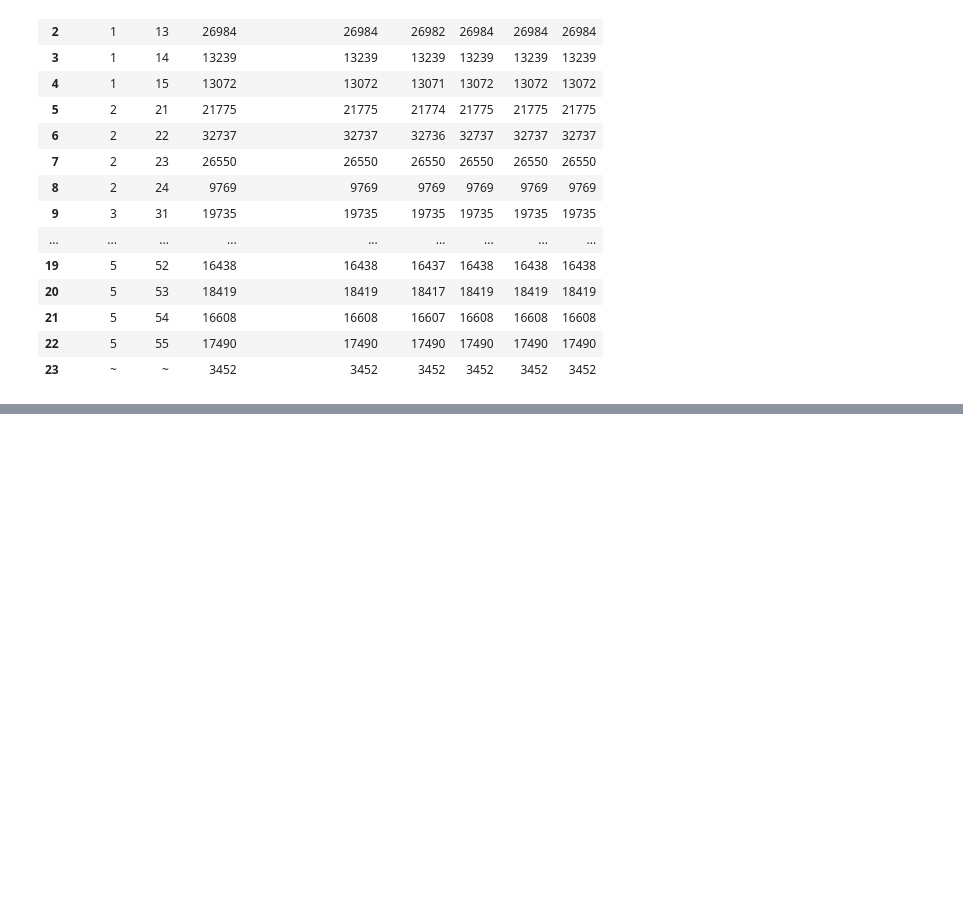
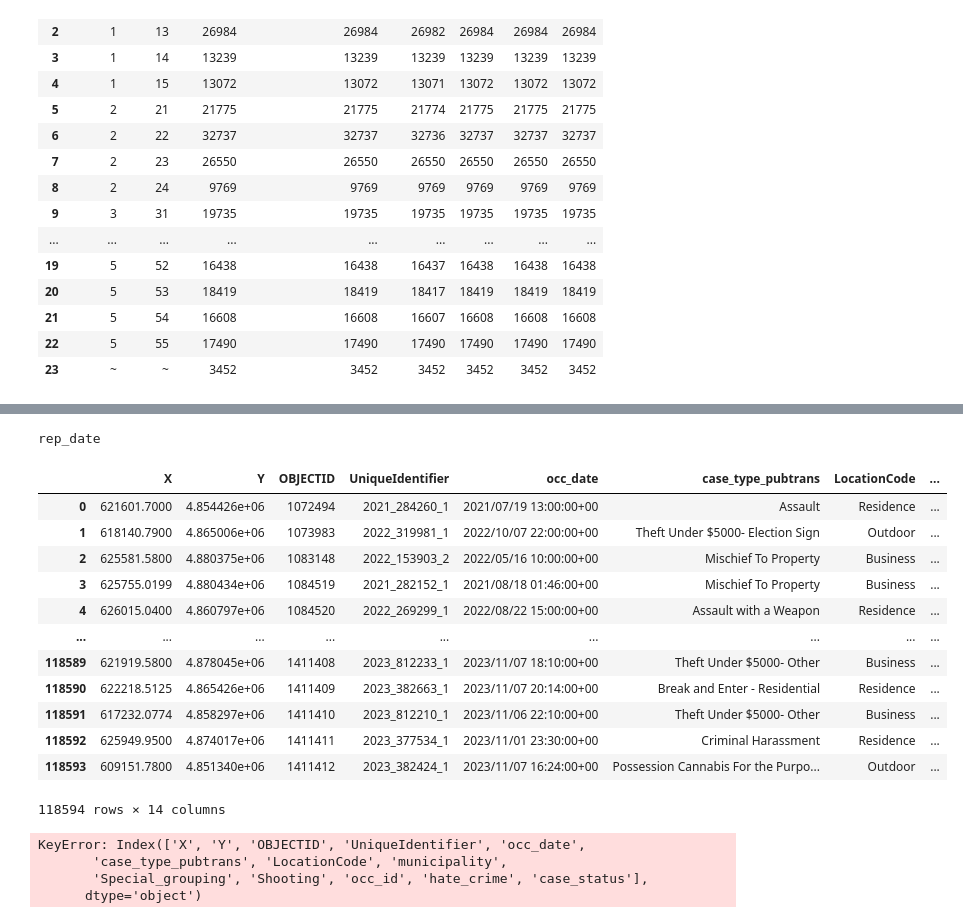
Before and after one commit to 10ken/staffing_crime_rate, a Jupyter notebook: crime_eda_qa.ipynb, the cells around one changed output, grey strips where cells are left out. Drawn from its saved outputs; the diff is of its cells as text; code cells hidden in the pictures; blank space fills up the shorter version.

Commit message:
inital analysis of crime

```diff
--- a/crime_eda_qa.ipynb
+++ b/crime_eda_qa.ipynb
@@ -182,0 +194,3 @@ AttributeError: module 'matplotlib' has no attribute 'xticks'
+# %%
+public_2020_2021_df =pd.read_csv("data/Historical_Community_Safety_Data.csv")
+public_2021_2022_df = pd.read_csv("data/Year_to_Date_Community_Safety_Data_.csv")
@@ -182,0 +210,23 @@ AttributeError: module 'matplotlib' has no attribute 'xticks'
+# %%
+for i in public_2021_2022_df.columns:
+    if i not in public_2020_2021_df.columns:
+        print(i)
+# %% [output]
+rep_date
+# %%
+public_2021_2022_df = public_2021_2022_df.drop('rep_date',axis=1)
+public_2021_2022_df
+# %% [output]
+|  | X | Y | OBJECTID | UniqueIdentifier | occ_date | case_type_pubtrans | LocationCode | ... |
+| 0 | 621601.7000 | 4.854426e+06 | 1072494 | 2021_284260_1 | 2021/07/19 13:00:00+00 | Assault | Residence | ... |
+| 1 | 618140.7900 | 4.865006e+06 | 1073983 | 2022_319981_1 | 2022/10/07 22:00:00+00 | Theft Under $5000- Election Sign | Outdoor | ... |
+| 2 | 625581.5800 | 4.880375e+06 | 1083148 | 2022_153903_2 | 2022/05/16 10:00:00+00 | Mischief To Property | Business | ... |
+| 3 | 625755.0199 | 4.880434e+06 | 1084519 | 2021_282152_1 | 2021/08/18 01:46:00+00 | Mischief To Property | Business | ... |
+| 4 | 626015.0400 | 4.860797e+06 | 1084520 | 2022_269299_1 | 2022/08/22 15:00:00+00 | Assault with a Weapon | Residence | ... |
+| ... | ... | ... | ... | ... | ... | ... | ... | ... |
+| 118589 | 621919.5800 | 4.878045e+06 | 1411408 | 2023_812233_1 | 2023/11/07 18:10:00+00 | Theft Under $5000- Other | Business | ... |
+| 118590 | 622218.5125 | 4.865426e+06 | 1411409 | 2023_382663_1 | 2023/11/07 20:14:00+00 | Break and Enter - Residential | Residence | ... |
+| 118591 | 617232.0774 | 4.858297e+06 | 1411410 | 2023_812210_1 | 2023/11/06 22:10:00+00 | Theft Under $5000- Other | Business | ... |
+| 118592 | 625949.9500 | 4.874017e+06 | 1411411 | 2023_377534_1 | 2023/11/01 23:30:00+00 | Criminal Harassment | Residence | ... |
+| 118593 | 609151.7800 | 4.851340e+06 | 1411412 | 2023_382424_1 | 2023/11/07 16:24:00+00 | Possession Cannabis For the Purpo... | Outdoor | ... |
+118594 rows × 14 columns
@@ -182,0 +235,7 @@ AttributeError: module 'matplotlib' has no attribute 'xticks'
+# %%
+public_2021_2022_df.join(public_2020_2021_df, on=all_col[:-1],how='inner')
+# %% [output]
+KeyError: Index(['X', 'Y', 'OBJECTID', 'UniqueIdentifier', 'occ_date',
+       'case_type_pubtrans', 'LocationCode', 'municipality',
+       'Special_grouping', 'Shooting', 'occ_id', 'hate_crime', 'case_status'],
+      dtype='object')
```
Also changed, not shown: parts of 13 cells of this notebook.
